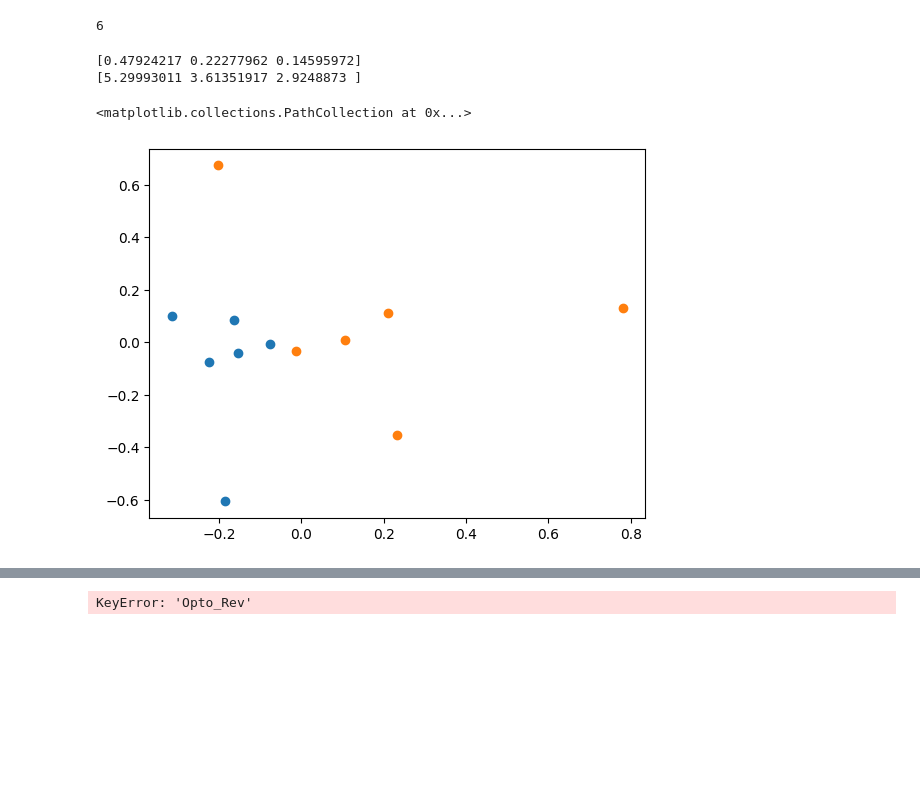
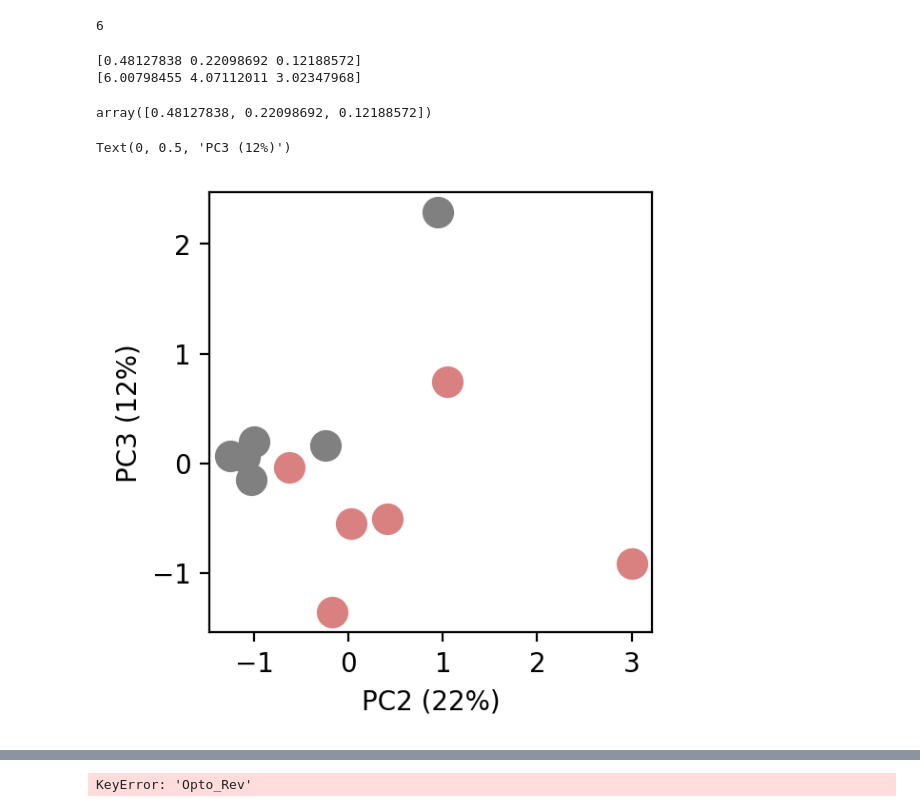
Before and after one commit to mattsmiths/biol470, a Jupyter notebook: final_project/FinalProject_Analysis_3.ipynb, the cells around one changed output, grey strips where cells are left out. Saved outputs shown, nothing was run; the diff lists cells and outputs as text; code cells hidden in the pictures; blank space fills up the shorter version.

```diff
--- a/final_project/FinalProject_Analysis_3.ipynb
+++ b/final_project/FinalProject_Analysis_3.ipynb
@@ -975,14 +975,14 @@ import numpy as np
 from sklearn.decomposition import PCA
 pca = PCA(n_components=3)
 # %%
-mm2 = np.zeros((7,12))
+mm2 = np.zeros((12,7))
 
 for ind,ele in enumerate(mm[:,0]):
   for ee in range(0,7):
     if str(mm[ind,ee]) == 'nan':
-      mm2[ee,ind] = np.nanmean(mm[:,ee])
+      mm2[ind,ee] = np.nanmean(mm[:,ee])
     else:
-      mm2[ee,ind] = mm[ind,ee]
+      mm2[ind,ee] = mm[ind,ee]
 
   #mm2[ind,:] = ele
 # %%
@@ -990,11 +990,21 @@ pca.fit(mm2)
 print(pca.explained_variance_ratio_)
 print(pca.singular_values_)
 # %% [output]
-[0.47924217 0.22277962 0.14595972]
-[5.29993011 3.61351917 2.9248873 ]
+[0.48127838 0.22098692 0.12188572]
+[6.00798455 4.07112011 3.02347968]
-# %%
-plt.scatter(pca.components_[1][:6],pca.components_[2][:6])
-plt.scatter(pca.components_[1][6:],pca.components_[2][6:])
-# %% [output]
-<matplotlib.collections.PathCollection at 0x...>
-[figure, removed]
+# %%
+pCC = pca.fit_transform(mm2)
+# %%
+pca.explained_variance_ratio_
+# %% [output]
+array([0.48127838, 0.22098692, 0.12188572])
+# %%
+plt.figure(figsize=(3,3),dpi=200)
+plt.scatter(pCC[:6,1],pCC[:6,2],color=(0.5,0.5,0.5),s=120)
+plt.scatter(pCC[6:,1],pCC[6:,2],color=(0.85,0.5,0.5),s=120)
+
+plt.xlabel('PC2 (22%)')
+plt.ylabel('PC3 (12%)')
+# %% [output]
+Text(0, 0.5, 'PC3 (12%)')
+[figure, added]
```
Also changed, not shown: parts of 2 cells of this notebook.
